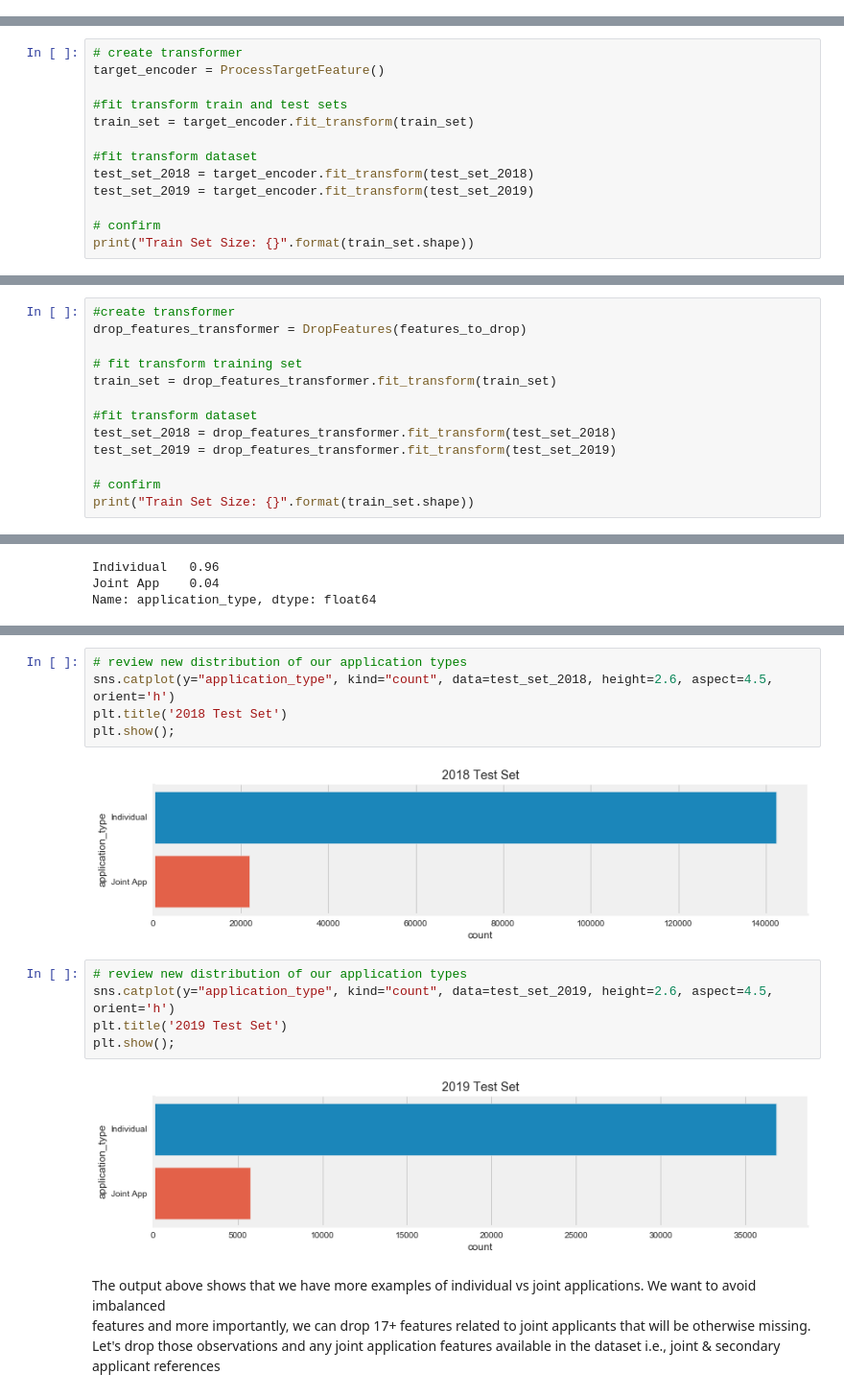
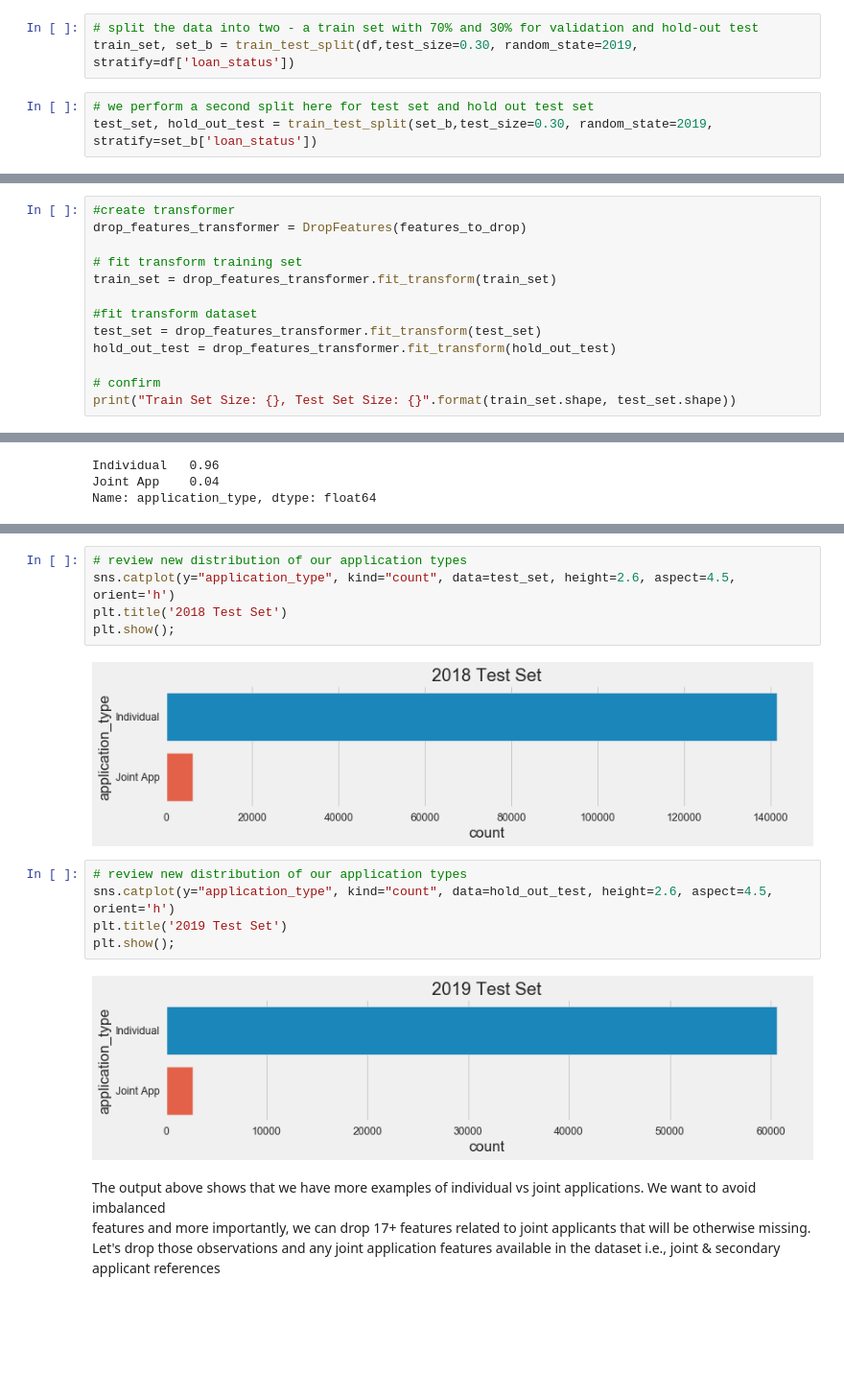
Before and after one commit to marcelkore/Predict_Good_Loans, a Jupyter notebook: Notebooks/LD_2-Pre-Process.ipynb, the cells around one changed output, grey strips where cells are left out. Shown: that part at 96% size. Cells and saved outputs as stored; diff of their text form; blank space fills up the shorter version.

```diff
--- a/Notebooks/LD_2-Pre-Process.ipynb
+++ b/Notebooks/LD_2-Pre-Process.ipynb
@@ -186,0 +234,6 @@ Train Set Size: (877986, 152)
+# %%
+# split the data into two - a train set with 70% and 30% for validation and hold-out test
+train_set, set_b = train_test_split(df,test_size=0.30, random_state=2019, stratify=df['loan_status'])
+# %%
+# we perform a second split here for test set and hold out test set
+test_set, hold_out_test = train_test_split(set_b,test_size=0.30, random_state=2019, stratify=set_b['loan_status'])
@@ -224,13 +259,0 @@ class ProcessTargetFeature(TransformerMixin,BaseEstimator):
-# %%
-# create transformer
-target_encoder = ProcessTargetFeature()
-
-#fit transform train and test sets
-train_set = target_encoder.fit_transform(train_set)
-
-#fit transform dataset
-test_set_2018 = target_encoder.fit_transform(test_set_2018)
-test_set_2019 = target_encoder.fit_transform(test_set_2019)
-
-# confirm
-print("Train Set Size: {}".format(train_set.shape))
@@ -364,9 +364,9 @@ drop_features_transformer = DropFeatures(features_to_drop)
 train_set = drop_features_transformer.fit_transform(train_set)
 
 #fit transform dataset
-test_set_2018 = drop_features_transformer.fit_transform(test_set_2018)
-test_set_2019 = drop_features_transformer.fit_transform(test_set_2019)
+test_set = drop_features_transformer.fit_transform(test_set)
+hold_out_test = drop_features_transformer.fit_transform(hold_out_test)
 
 # confirm
-print("Train Set Size: {}".format(train_set.shape))
+print("Train Set Size: {}, Test Set Size: {}".format(train_set.shape, test_set.shape))
 # %% [output]
@@ -391,17 +391,17 @@ plt.show();
 # %%
 # review new distribution of our application types
-sns.catplot(y="application_type", kind="count", data=test_set_2018, height=2.6, aspect=4.5, orient='h')
+sns.catplot(y="application_type", kind="count", data=test_set, height=2.6, aspect=4.5, orient='h')
 plt.title('2018 Test Set')
 plt.show();
 # %% [output]
-[figure, old version]
+[figure, new version]
 # %%
 # review new distribution of our application types
-sns.catplot(y="application_type", kind="count", data=test_set_2019, height=2.6, aspect=4.5, orient='h')
+sns.catplot(y="application_type", kind="count", data=hold_out_test, height=2.6, aspect=4.5, orient='h')
 plt.title('2019 Test Set')
 plt.show();
 # %% [output]
-[figure, old version]
+[figure, new version]
 # %% [markdown]
 <p> The output above shows that we have more examples of individual vs joint applications. We want to avoid imbalanced <br> features and more importantly, we can drop 17+ features related to joint applicants that will be otherwise missing. <br>
 Let's drop those observations and any joint application features available in the dataset i.e., joint & secondary applicant
```
Also changed, not shown: parts of 67 cells of this notebook, 8 other files.
